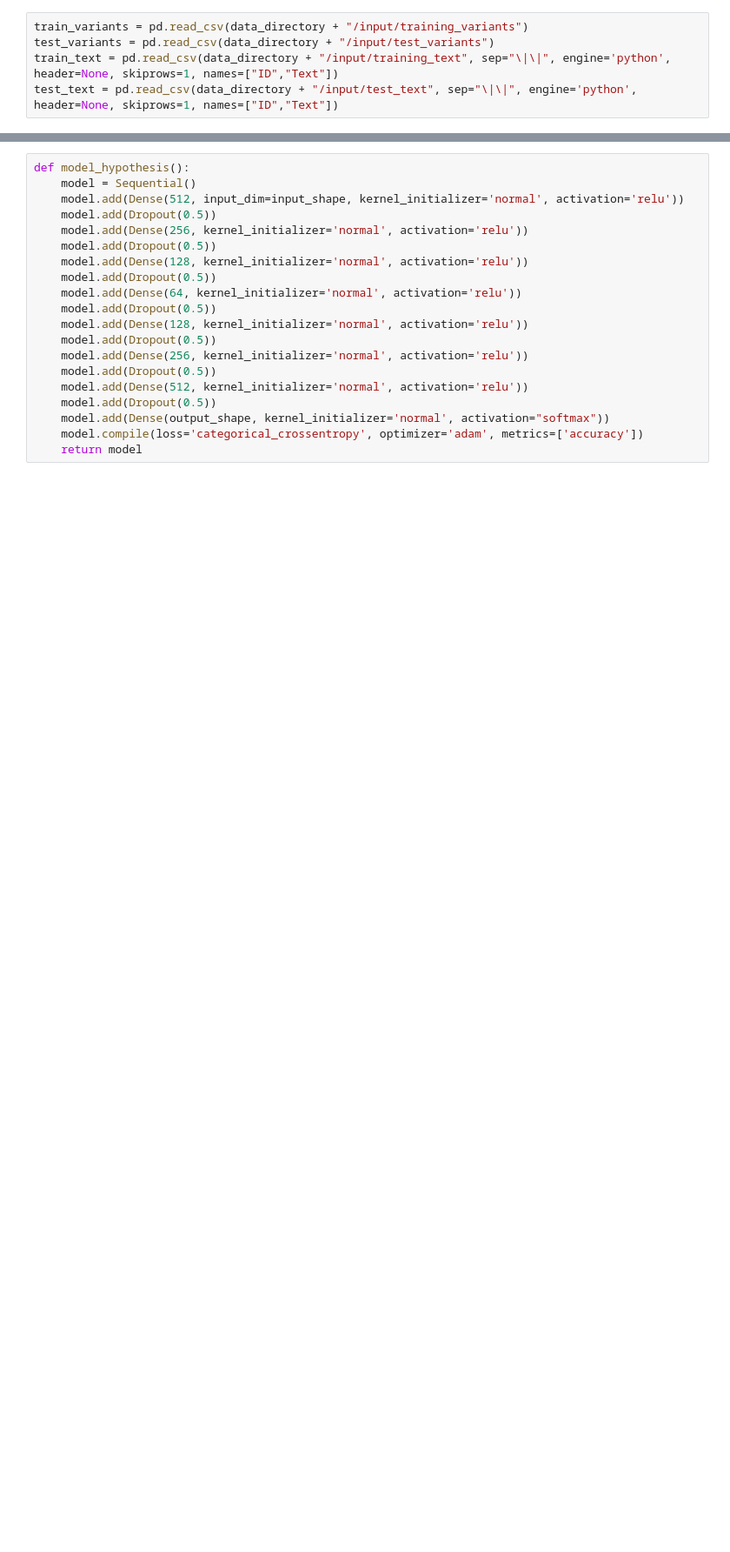
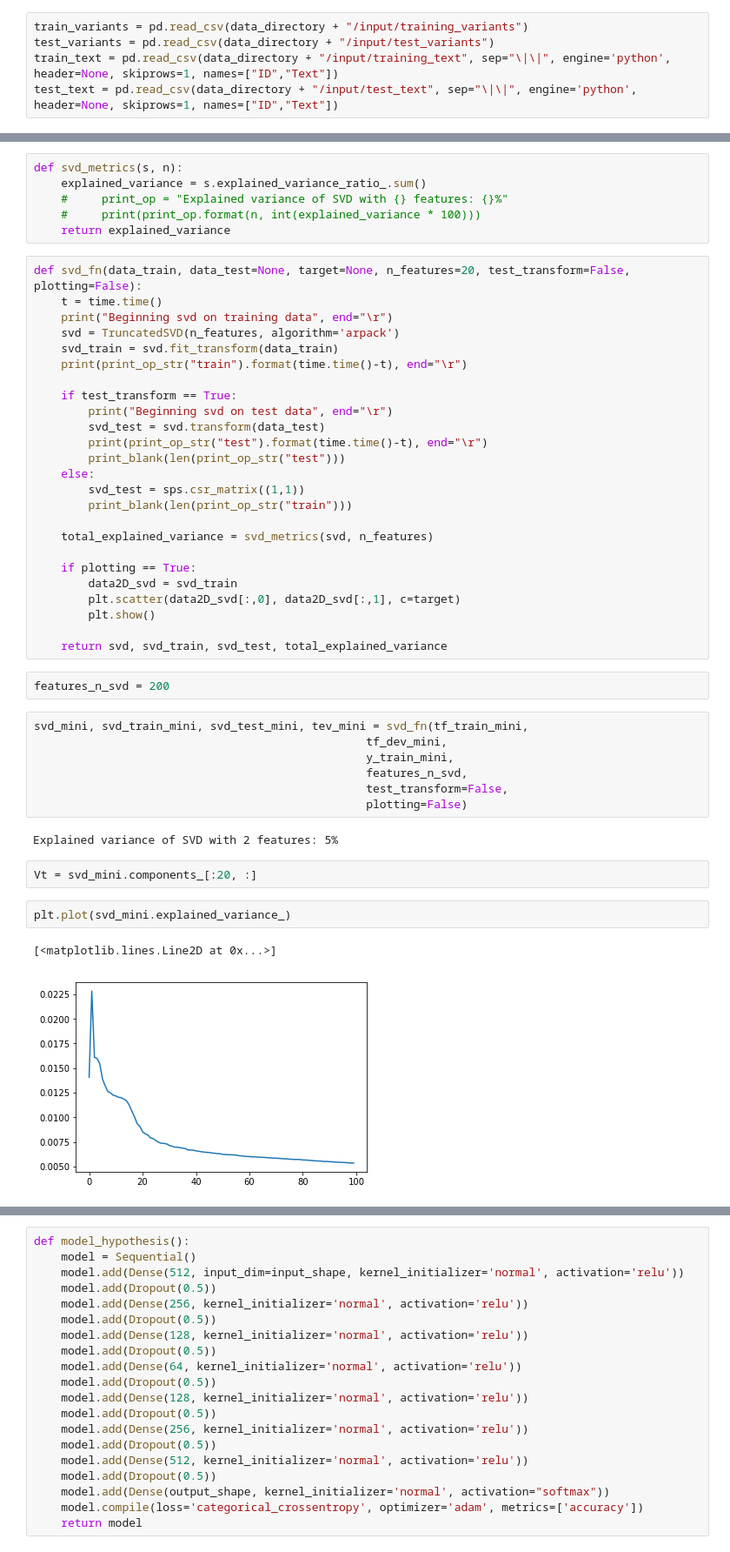
Before and after one commit to planetceres/NIPS-personalized-medicine, a Jupyter notebook: hypothesis_keras.ipynb, the cells around one changed output, grey strips where cells are left out. Shown: that part at 87% size. Cells and saved outputs as stored; diff of their text form; blank space fills up the shorter version.

```diff
--- a/hypothesis_keras.ipynb
+++ b/hypothesis_keras.ipynb
@@ -61,0 +880,49 @@ Using TensorFlow backend.
+# %%
+def svd_metrics(s, n):
+    explained_variance = s.explained_variance_ratio_.sum()
+    #     print_op = "Explained variance of SVD with {} features: {}%"
+    #     print(print_op.format(n, int(explained_variance * 100)))
+    return explained_variance
+# %%
+def svd_fn(data_train, data_test=None, target=None, n_features=20, test_transform=False, plotting=False):
+    t = time.time()
+    print("Beginning svd on training data", end="\r")
+    svd = TruncatedSVD(n_features, algorithm='arpack')
+    svd_train = svd.fit_transform(data_train)
+    print(print_op_str("train").format(time.time()-t), end="\r")
+
+    if test_transform == True:
+        print("Beginning svd on test data", end="\r")
+        svd_test = svd.transform(data_test)
+        print(print_op_str("test").format(time.time()-t), end="\r")
+        print_blank(len(print_op_str("test")))
+    else:
+        svd_test = sps.csr_matrix((1,1))
+        print_blank(len(print_op_str("train")))
+
+    total_explained_variance = svd_metrics(svd, n_features)
+
+    if plotting == True:
+        data2D_svd = svd_train
+        plt.scatter(data2D_svd[:,0], data2D_svd[:,1], c=target)
+        plt.show()
+
+    return svd, svd_train, svd_test, total_explained_variance
+# %%
+features_n_svd = 200
+# %%
+svd_mini, svd_train_mini, svd_test_mini, tev_mini = svd_fn(tf_train_mini,
+                                                 tf_dev_mini,
+                                                 y_train_mini,
+                                                 features_n_svd,
+                                                 test_transform=False,
+                                                 plotting=False)
+# %% [output]
+Explained variance of SVD with 2 features: 5%
+# %%
+Vt = svd_mini.components_[:20, :]
+# %%
+plt.plot(svd_mini.explained_variance_)
+# %% [output]
+[<matplotlib.lines.Line2D at 0x...>]
+[figure, added]
```
Also changed, not shown: parts of 182 cells of this notebook.
